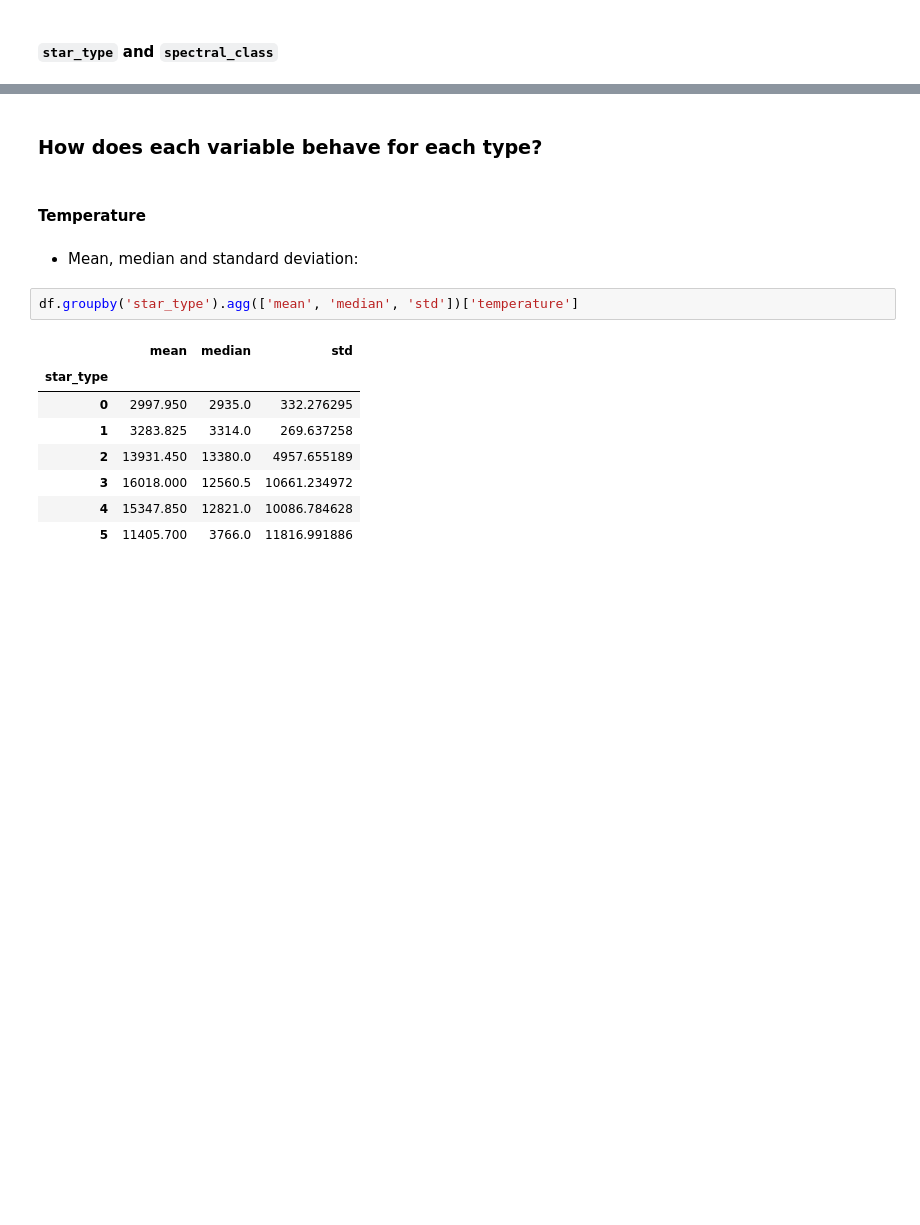
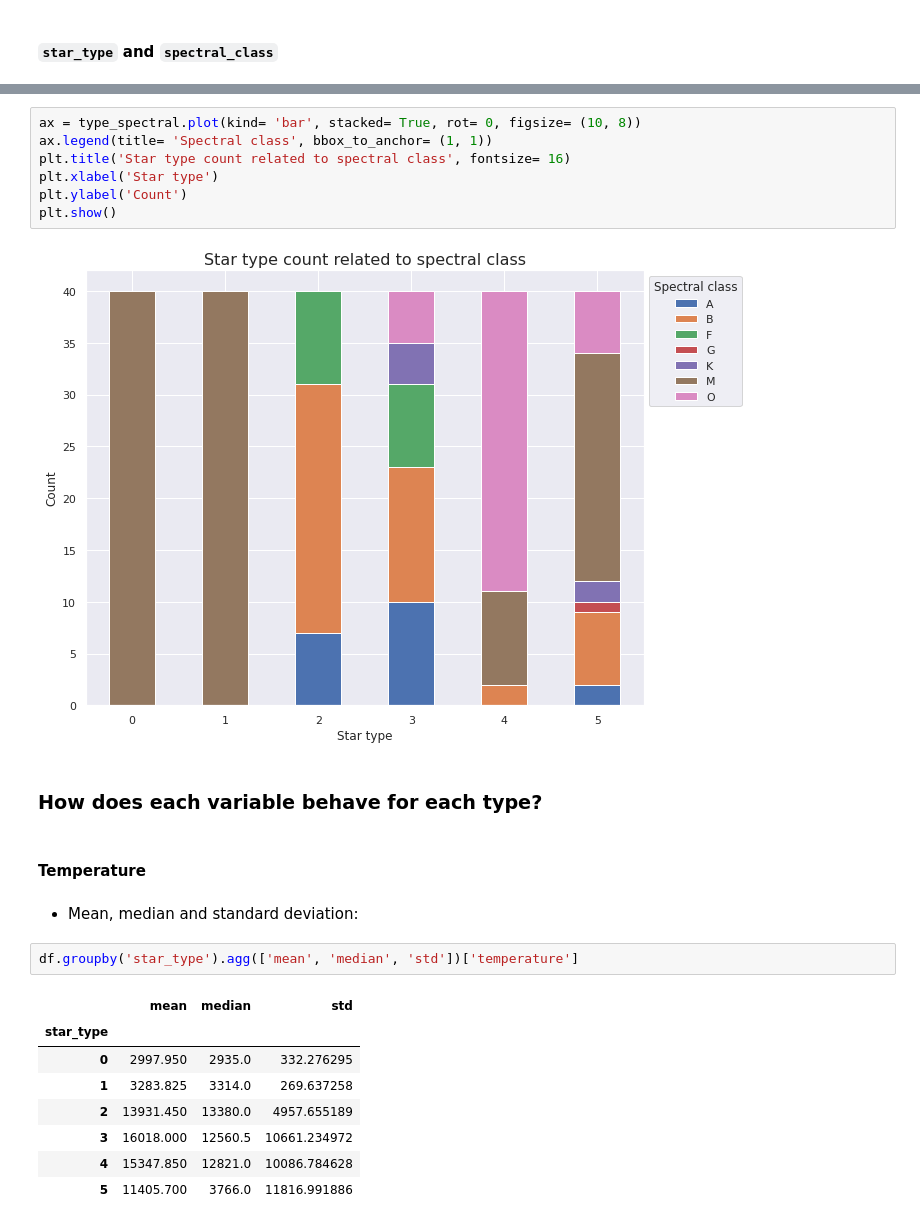
Before and after one commit to DamodaraBarbosa/machine_learning_studies, a Jupyter notebook: Star_type_prediction.ipynb, the cells around one changed output, grey strips where cells are left out. Drawn from its saved outputs; the diff is of its cells as text; blank space fills up the shorter version.

```diff
--- a/Star_type_prediction.ipynb
+++ b/Star_type_prediction.ipynb
@@ -832,3 +816,12 @@ pd.crosstab(df['spectral_class'], df['star_type'])
+# %%
+ax = type_spectral.plot(kind= 'bar', stacked= True, rot= 0, figsize= (10, 8))
+ax.legend(title= 'Spectral class', bbox_to_anchor= (1, 1))
+plt.title('Star type count related to spectral class', fontsize= 16)
+plt.xlabel('Star type')
+plt.ylabel('Count')
+plt.show()
+# %% [output]
+[figure, added]
 # %% [markdown]
 ### How does each variable behave for each type?
 # %% [markdown]
```
Also changed, not shown: parts of 3 cells of this notebook.
